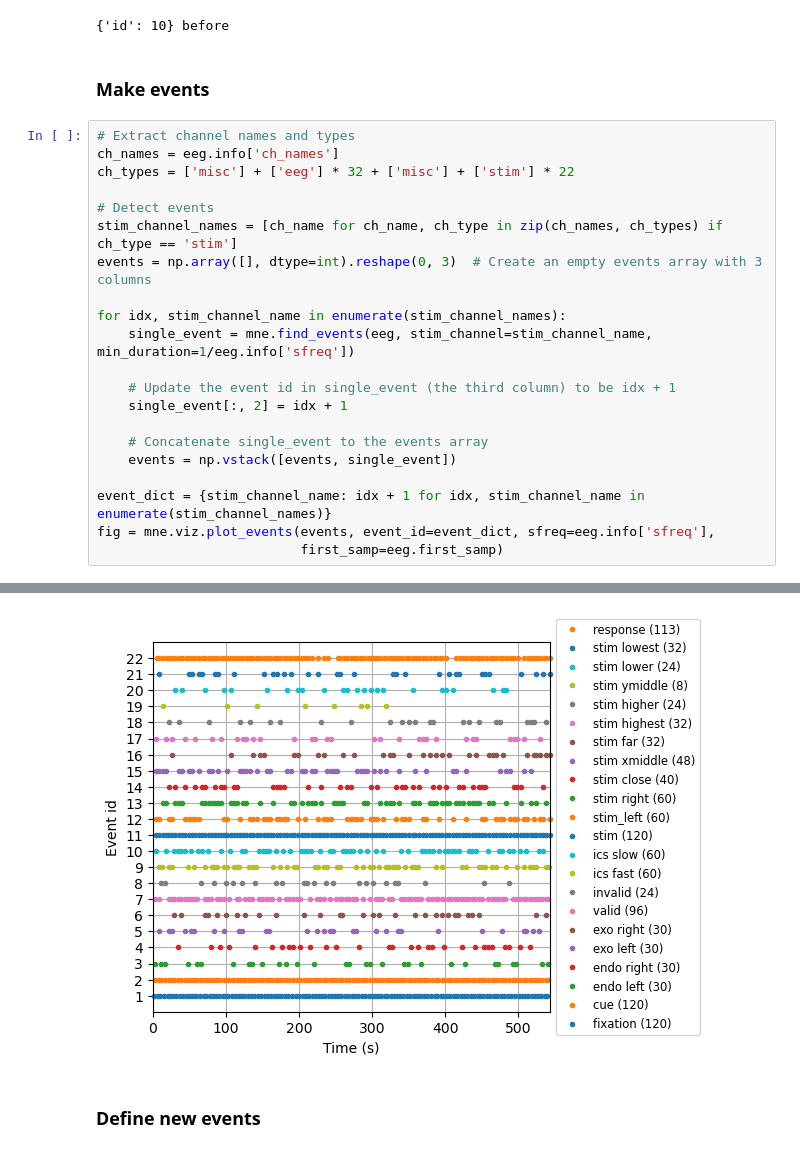
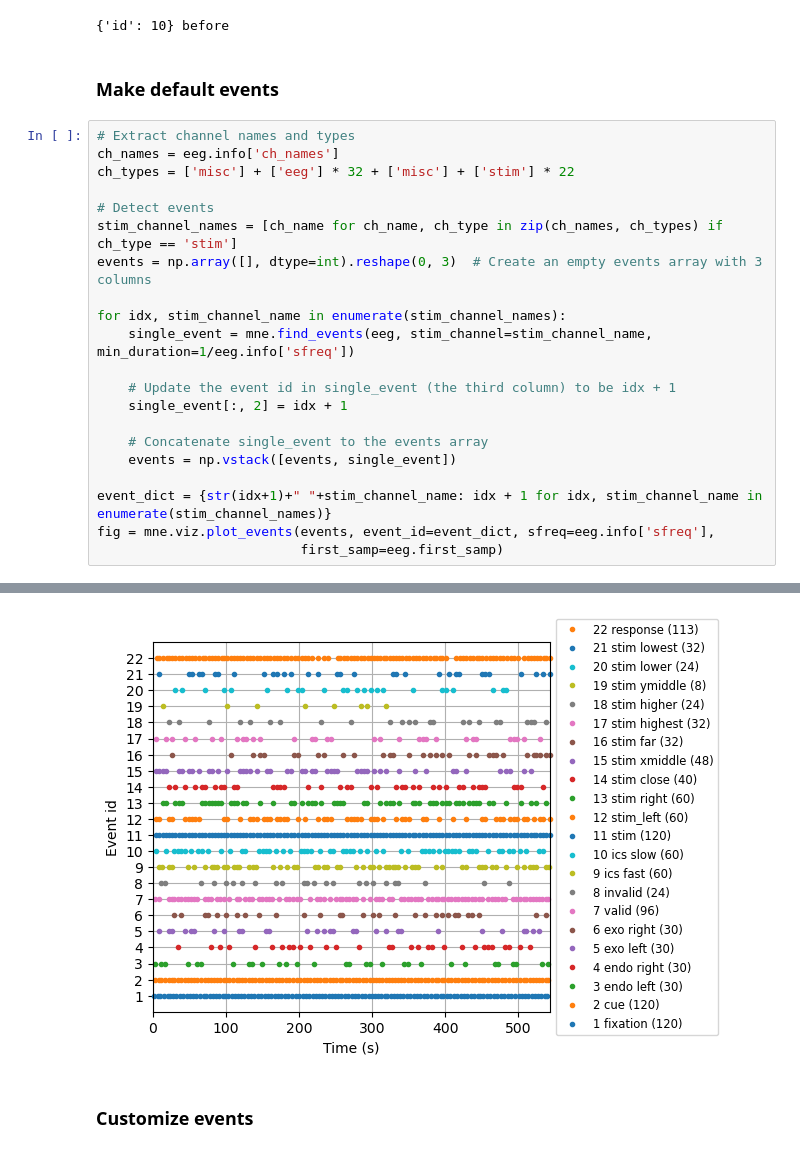
Before and after one commit to Shawnzty/tACS-Attention, a Jupyter notebook: processing/eeg_analysis/individual_analysis.ipynb, the cells around one changed output, grey strips where cells are left out. Saved outputs shown, nothing was run; the diff lists cells and outputs as text.

```diff
--- a/processing/eeg_analysis/individual_analysis.ipynb
+++ b/processing/eeg_analysis/individual_analysis.ipynb
@@ -25,7 +26,7 @@ print(eeg.info['subject_info'],eeg.info['experimenter'])
 # %% [output]
 {'id': 10} before
 # %% [markdown]
-### Make events
+### Make default events
 # %%
 # Extract channel names and types
 ch_names = eeg.info['ch_names']
@@ -37,37 +38,37 @@ events = np.array([], dtype=int).reshape(0, 3)  # Create an empty events array w
 
 for idx, stim_channel_name in enumerate(stim_channel_names):
     single_event = mne.find_events(eeg, stim_channel=stim_channel_name, min_duration=1/eeg.info['sfreq'])
 
     # Update the event id in single_event (the third column) to be idx + 1
     single_event[:, 2] = idx + 1
 
     # Concatenate single_event to the events array
     events = np.vstack([events, single_event])
 
-event_dict = {stim_channel_name: idx + 1 for idx, stim_channel_name in enumerate(stim_channel_names)}
+event_dict = {str(idx+1)+" "+stim_channel_name: idx + 1 for idx, stim_channel_name in enumerate(stim_channel_names)}
 fig = mne.viz.plot_events(events, event_id=event_dict, sfreq=eeg.info['sfreq'],
                           first_samp=eeg.first_samp)
 # %% [output]
 120 events found
 Event IDs: [1]
 120 events found
 Event IDs: [1]
 30 events found
 Event IDs: [1]
 30 events found
 Event IDs: [1]
 30 events found
 Event IDs: [1]
 30 events found
 Event IDs: [1]
 ... (28 lines left out)
 32 events found
 Event IDs: [1]
 113 events found
 Event IDs: [1]
-[figure, old version]
+[figure, new version]
 # %% [markdown]
-### Define new events
+### Customize events
 # %%
 # Get the indices that would sort the first column
 sort_indices = np.argsort(events[:, 0])
```
Also changed, not shown: parts of 9 cells of this notebook, 4 other files.
